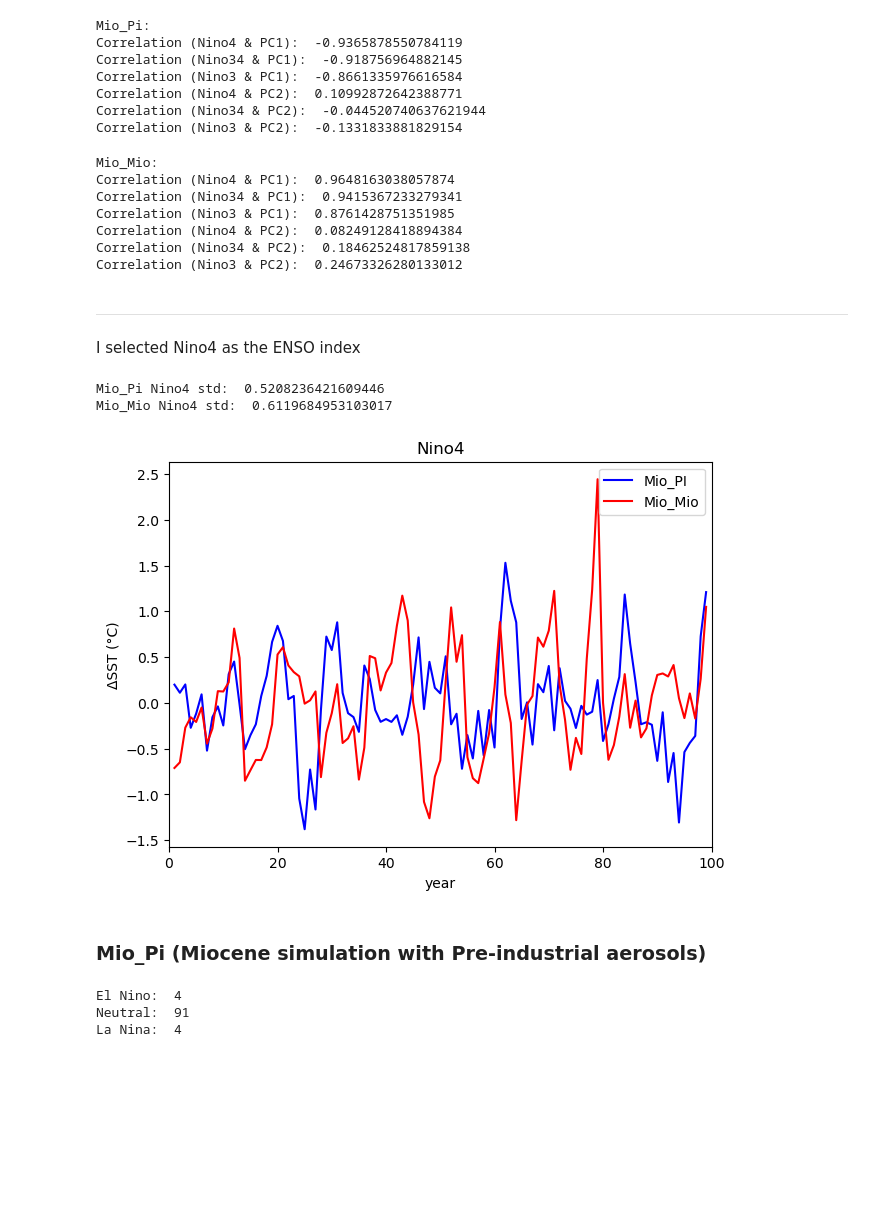
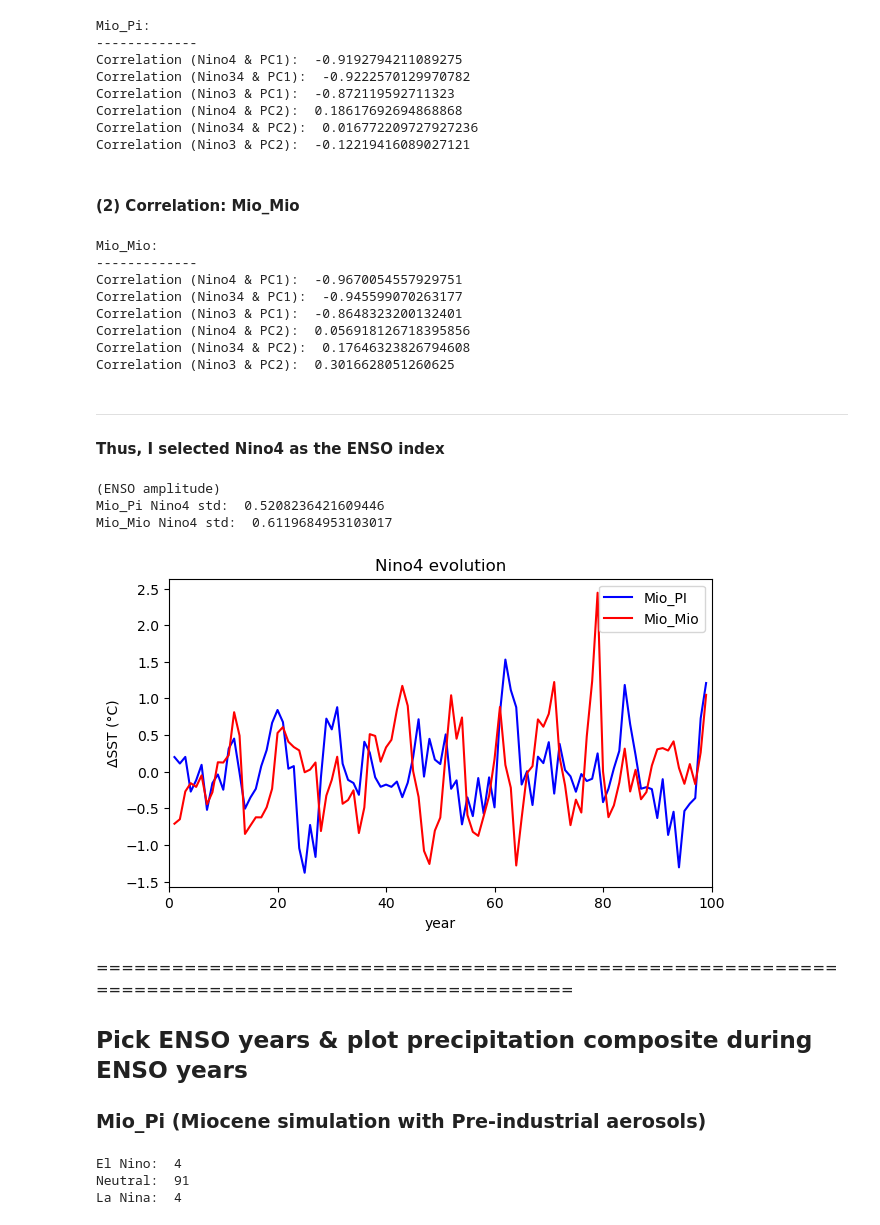
Before and after one commit to ChenPoJu/clim680, a Jupyter notebook: Assignment3/plot_3_composite.ipynb, the cells around one changed output. Drawn from its saved outputs; the diff is of its cells as text; code cells hidden in the pictures; blank space fills up the shorter version.

Commit message:
update ENSO parts

```diff
--- a/Assignment3/plot_3_composite.ipynb
+++ b/Assignment3/plot_3_composite.ipynb
@@ -125,24 +134,19 @@ Saji, N. H., Xie, S. P., & Yamagata, T. (2006). Tropical Indian Ocean variabilit
 # %%
-# select domain
-
-ts_Pi_TroPac = ts_Pi_anom.sel(lat=slice(-25,25),lon=slice(130,270))
-ts_Mio_TroPac = ts_Mio_anom.sel(lat=slice(-25,25),lon=slice(130,270))
+ts_Pi_TroPac = ts_Pi_anom.sel(lat=slice(-23,23),lon=slice(140,280))
+ts_Mio_TroPac = ts_Mio_anom.sel(lat=slice(-23,23),lon=slice(140,280))
 
 # --- Mio_Pi: DJF
-shape1 = (100, 12, 26, 57)
+shape1 = (100, 12, 24, 57)
 TroPac_Pi_yr1 = np.random.randn(*shape1)
 
 for yy in range(100):
     TroPac_Pi_yr1[yy,:,:,:] = ts_Pi_TroPac[yy*12:yy*12+12,:,:]
 
-shape2 = (1, 99, 26, 57)
+shape2 = (99, 24, 57)
 TroPac_Pi_djf = np.random.randn(*shape2)
 
 for tt in range(99):
-    TroPac_Pi_djf[0, tt,:,:] = (TroPac_Pi_yr1[tt,11,:,:] + TroPac_Pi_yr1[tt+1,0,:,:] + TroPac_Pi_yr1[tt+1,1,:,:])/3
-
-TroPac_Pi_djf = np.squeeze(TroPac_Pi_djf, axis=0)
-
+    TroPac_Pi_djf[tt,:,:] = (TroPac_Pi_yr1[tt,11,:,:] + TroPac_Pi_yr1[tt+1,0,:,:] + TroPac_Pi_yr1[tt+1,1,:,:])/3
 
 # --- Mio_Mio: DJF
 TroPac_Mio_yr1 = np.random.randn(*shape1)
@@ -150,10 +154,7 @@ TroPac_Mio_yr1 = np.random.randn(*shape1)
 for yy in range(100):
     TroPac_Mio_yr1[yy,:,:,:] = ts_Mio_TroPac[yy*12:yy*12+12,:,:]
 
-shape2 = (1, 99, 26, 57)
 TroPac_Mio_djf = np.random.randn(*shape2)
 
 for tt in range(99):
-    TroPac_Mio_djf[0, tt,:,:] = (TroPac_Mio_yr1[tt,11,:,:] + TroPac_Mio_yr1[tt+1,0,:,:] + TroPac_Mio_yr1[tt+1,1,:,:])/3
-
-TroPac_Mio_djf = np.squeeze(TroPac_Mio_djf, axis=0)
+    TroPac_Mio_djf[tt,:,:] = (TroPac_Mio_yr1[tt,11,:,:] + TroPac_Mio_yr1[tt+1,0,:,:] + TroPac_Mio_yr1[tt+1,1,:,:])/3
@@ -403,6 +412,5 @@ for tt in range(99):
 # %%
-# --- Correlation: Mio_Pi ---
-# PC1
+# --- PC1 ---
 
 R_Nino4_Pi = np.corrcoef(Nino4_Pi_djf, PC_Pi[:,0]/np.std(PC_Pi[:,0]))
 R_Nino34_Pi = np.corrcoef(Nino34_Pi_djf, PC_Pi[:,0]/np.std(PC_Pi[:,0]))
@@ -413,11 +421,12 @@ corr_Nino34_Pi = R_Nino34_Pi[0,1]
 corr_Nino3_Pi = R_Nino3_Pi[0,1]
 
 print('Mio_Pi:')
+print('-------------')
 print('Correlation (Nino4 & PC1): ', corr_Nino4_Pi)
 print('Correlation (Nino34 & PC1): ', corr_Nino34_Pi)
 print('Correlation (Nino3 & PC1): ', corr_Nino3_Pi)
 
-# PC2
+# --- PC2 ---
 
 R_Nino4_Pi = np.corrcoef(Nino4_Pi_djf, PC_Pi[:,1]/np.std(PC_Pi[:,1]))
 R_Nino34_Pi = np.corrcoef(Nino34_Pi_djf, PC_Pi[:,1]/np.std(PC_Pi[:,1]))
@@ -432,15 +441,17 @@ print('Correlation (Nino34 & PC2): ', corr_Nino34_Pi)
 print('Correlation (Nino3 & PC2): ', corr_Nino3_Pi)
 # %% [output]
 Mio_Pi:
-Correlation (Nino4 & PC1):  -0.9365878550784119
-Correlation (Nino34 & PC1):  -0.918756964882145
-Correlation (Nino3 & PC1):  -0.8661335976616584
-Correlation (Nino4 & PC2):  0.10992872642388771
-Correlation (Nino34 & PC2):  -0.044520740637621944
-Correlation (Nino3 & PC2):  -0.1331833881829154
+-------------
+Correlation (Nino4 & PC1):  -0.9192794211089275
+Correlation (Nino34 & PC1):  -0.9222570129970782
+Correlation (Nino3 & PC1):  -0.872119592711323
+Correlation (Nino4 & PC2):  0.18617692694868868
+Correlation (Nino34 & PC2):  0.016772209727927236
+Correlation (Nino3 & PC2):  -0.12219416089027121
+# %% [markdown]
+#### (2) Correlation: Mio_Mio
 # %%
-# --- Correlation: Mio_Mio ---
-# PC1
+# --- PC1 ---
 
 R_Nino4_Mio = np.corrcoef(Nino4_Mio_djf, PC_Mio[:,0]/np.std(PC_Mio[:,0]))
 R_Nino34_Mio = np.corrcoef(Nino34_Mio_djf, PC_Mio[:,0]/np.std(PC_Mio[:,0]))
@@ -451,11 +462,12 @@ corr_Nino34_Mio = R_Nino34_Mio[0,1]
 corr_Nino3_Mio = R_Nino3_Mio[0,1]
 
 print('Mio_Mio:')
+print('-------------')
 print('Correlation (Nino4 & PC1): ', corr_Nino4_Mio)
 print('Correlation (Nino34 & PC1): ', corr_Nino34_Mio)
 print('Correlation (Nino3 & PC1): ', corr_Nino3_Mio)
 
-# PC2
+# --- PC2 ---
 
 R_Nino4_Mio = np.corrcoef(Nino4_Mio_djf, PC_Mio[:,1]/np.std(PC_Mio[:,1]))
 R_Nino34_Mio = np.corrcoef(Nino34_Mio_djf, PC_Mio[:,1]/np.std(PC_Mio[:,1]))
@@ -470,15 +482,16 @@ print('Correlation (Nino34 & PC2): ', corr_Nino34_Mio)
 print('Correlation (Nino3 & PC2): ', corr_Nino3_Mio)
 # %% [output]
 Mio_Mio:
-Correlation (Nino4 & PC1):  0.9648163038057874
-Correlation (Nino34 & PC1):  0.9415367233279341
-Correlation (Nino3 & PC1):  0.8761428751351985
-Correlation (Nino4 & PC2):  0.08249128418894384
-Correlation (Nino34 & PC2):  0.18462524817859138
-Correlation (Nino3 & PC2):  0.24673326280133012
+-------------
+Correlation (Nino4 & PC1):  -0.9670054557929751
+Correlation (Nino34 & PC1):  -0.945599070263177
+Correlation (Nino3 & PC1):  -0.8648323200132401
+Correlation (Nino4 & PC2):  0.056918126718395856
+Correlation (Nino34 & PC2):  0.17646323826794608
+Correlation (Nino3 & PC2):  0.3016628051260625
 # %% [markdown]
 ---
-I selected Nino4 as the ENSO index
+#### Thus, I selected Nino4 as the ENSO index
 # %%
 Nino4_Pi_djf = np.squeeze(Nino4_Pi_djf, axis=0)
 Nino4_Pi_djf2 = xr.DataArray(data=Nino4_Pi_djf,
@@ -490,29 +503,34 @@ Nino4_Mio_djf2 = xr.DataArray(data=Nino4_Mio_djf,
                               dims=['time'],
                               coords=[np.arange(1,100)])
 # %%
+print('(ENSO amplitude)')
 print('Mio_Pi Nino4 std: ', np.std(Nino4_Pi_djf2.values))
 print('Mio_Mio Nino4 std: ', np.std(Nino4_Mio_djf2.values))
+;
 
 # Create the plot
 fig, ax1 = plt.subplots()
-fig.set_size_inches(7,5)
+fig.set_size_inches(7,4)
 
 ax1.set_xlabel('year')
 ax1.set_ylabel('ΔSST (°C)')
 ax1.plot(np.arange(1,100,1), Nino4_Pi_djf2, color='b')
 ax1.plot(np.arange(1,100,1), Nino4_Mio_djf2, color='r')
 
-plt.title('Nino4')
+plt.title('Nino4 evolution')
 plt.xlim(0, 100)
 plt.legend(['Mio_PI', 'Mio_Mio'])
 
 # Show the plot
 plt.show()
 # %% [output]
+(ENSO amplitude)
 Mio_Pi Nino4 std:  0.5208236421609446
 Mio_Mio Nino4 std:  0.6119684953103017
-[figure, old version]
+[figure, new version]
 # %% [markdown]
+=================================================================================================
+## Pick ENSO years  &  plot precipitation composite during ENSO years
 ### Mio_Pi (Miocene simulation with Pre-industrial aerosols)
 # %%
 # --- Mio_PI: (Nino4 index) ---
```
Also changed, not shown: parts of 18 cells of this notebook, 1 other file.
